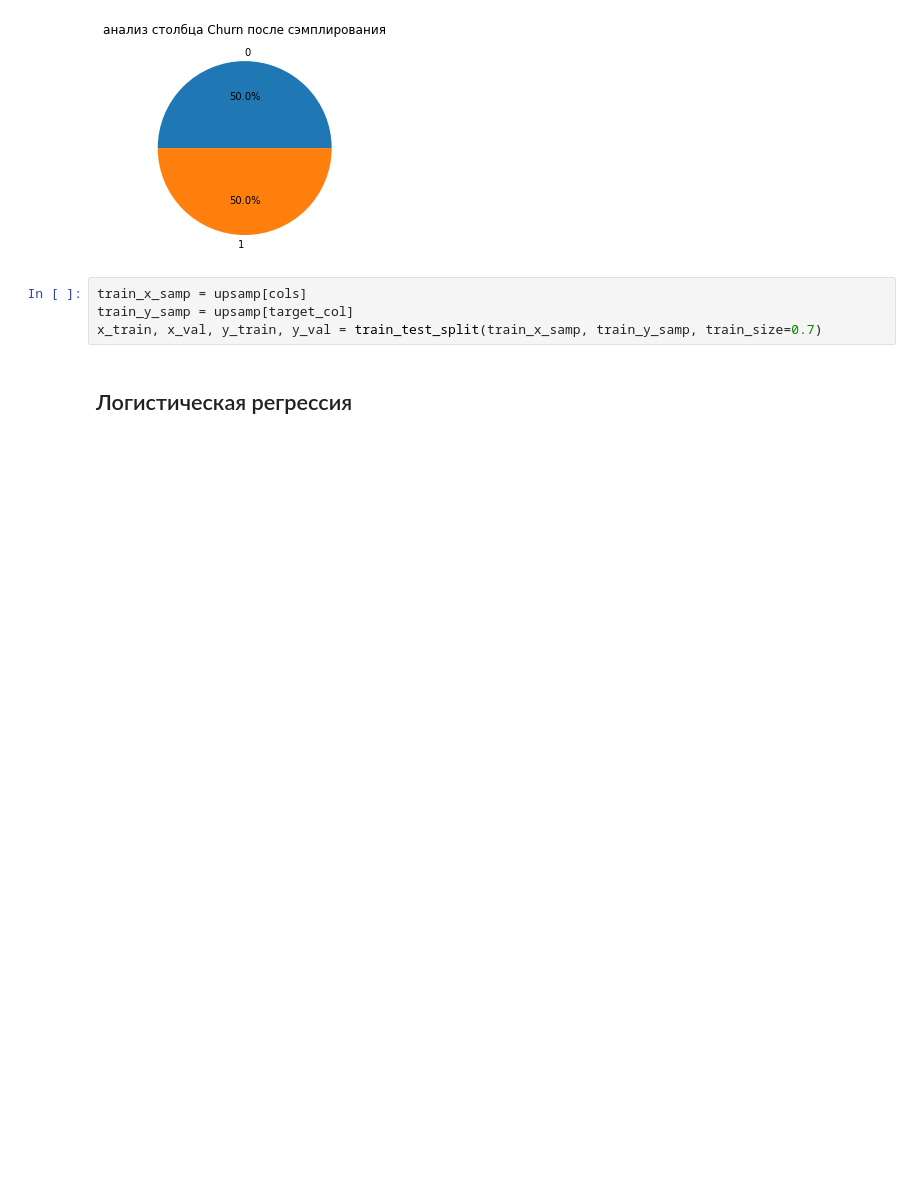
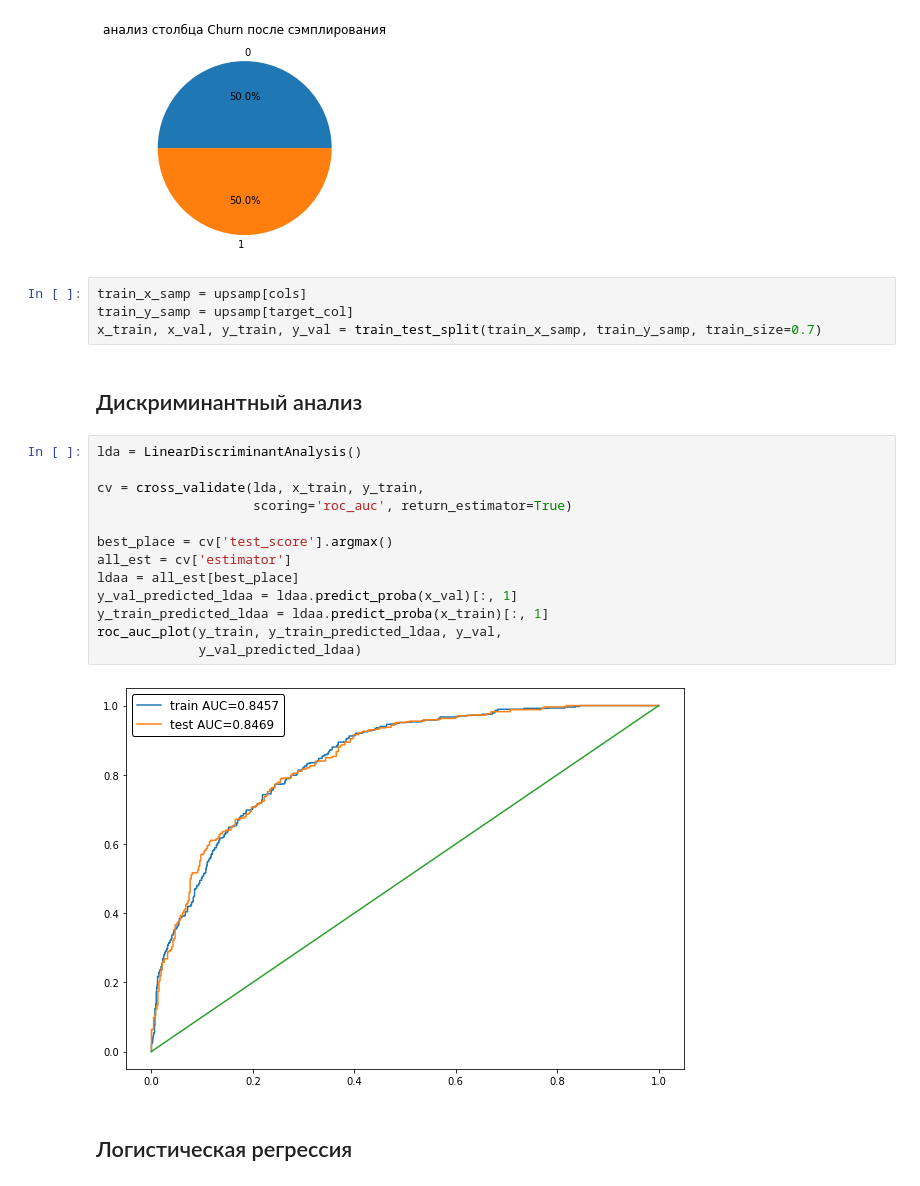
Before and after one commit to makarty/edu-works, a Jupyter notebook: data analysis/2practical/baseline.ipynb, the cells around one changed output. Saved outputs shown, nothing was run; the diff lists cells and outputs as text; blank space fills up the shorter version.

```diff
--- a/data analysis/2practical/baseline.ipynb
+++ b/data analysis/2practical/baseline.ipynb
@@ -341,6 +341,23 @@ plt.show()
 train_x_samp = upsamp[cols]
 train_y_samp = upsamp[target_col]
 x_train, x_val, y_train, y_val = train_test_split(train_x_samp, train_y_samp, train_size=0.7)
+# %% [markdown]
+## Дискриминантный анализ
+# %%
+lda = LinearDiscriminantAnalysis()
+
+cv = cross_validate(lda, x_train, y_train,
+                    scoring='roc_auc', return_estimator=True)
+
+best_place = cv['test_score'].argmax()
+all_est = cv['estimator']
+ldaa = all_est[best_place]
+y_val_predicted_ldaa = ldaa.predict_proba(x_val)[:, 1]
+y_train_predicted_ldaa = ldaa.predict_proba(x_train)[:, 1]
+roc_auc_plot(y_train, y_train_predicted_ldaa, y_val,
+             y_val_predicted_ldaa)
+# %% [output]
+[figure, added]
 # %% [markdown]
 ## Логистическая регрессия
 # %% [markdown]
```
Also changed, not shown: parts of 11 cells of this notebook, 1 other file.
